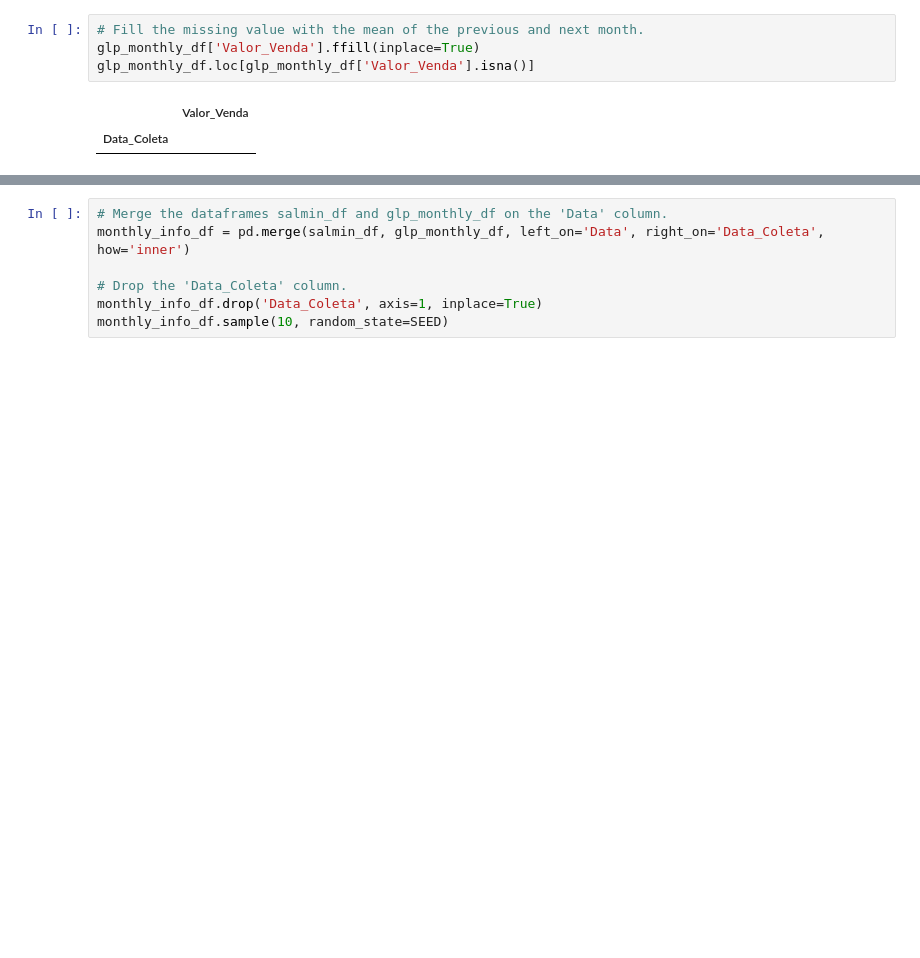
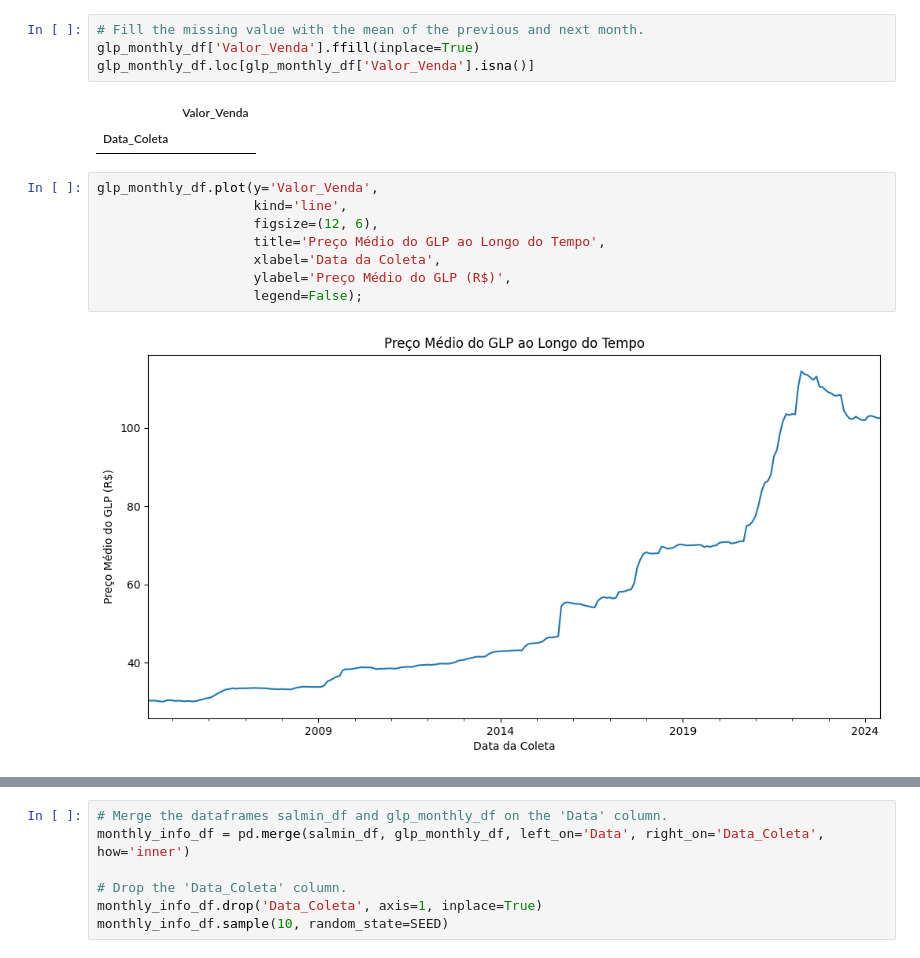
Before and after one commit to alexcamargos/EconomicAnalysis, a Jupyter notebook: dados-abertos-anp/purchasing_power_GLP_minimum_wage.ipynb, the cells around one changed output, grey strips where cells are left out. Drawn from its saved outputs; the diff is of its cells as text; blank space fills up the shorter version.

```diff
--- a/dados-abertos-anp/purchasing_power_GLP_minimum_wage.ipynb
+++ b/dados-abertos-anp/purchasing_power_GLP_minimum_wage.ipynb
@@ -269,3 +269,13 @@ glp_monthly_df.loc[glp_monthly_df['Valor_Venda'].isna()]
 # %% [output]
 |  | Valor_Venda |
 | Data_Coleta |  |
+# %%
+glp_monthly_df.plot(y='Valor_Venda',
+                    kind='line',
+                    figsize=(12, 6),
+                    title='Preço Médio do GLP ao Longo do Tempo',
+                    xlabel='Data da Coleta',
+                    ylabel='Preço Médio do GLP (R$)',
+                    legend=False);
+# %% [output]
+[figure, added]
```
Also changed, not shown: parts of 15 cells of this notebook.
